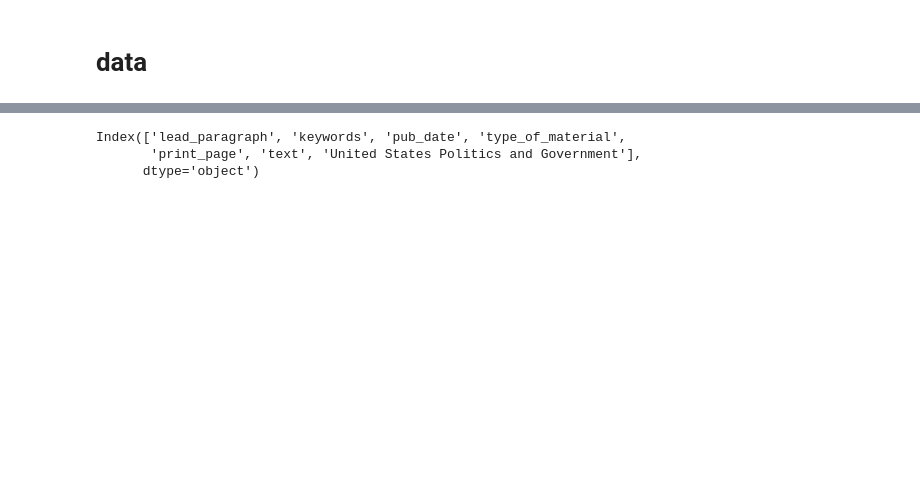
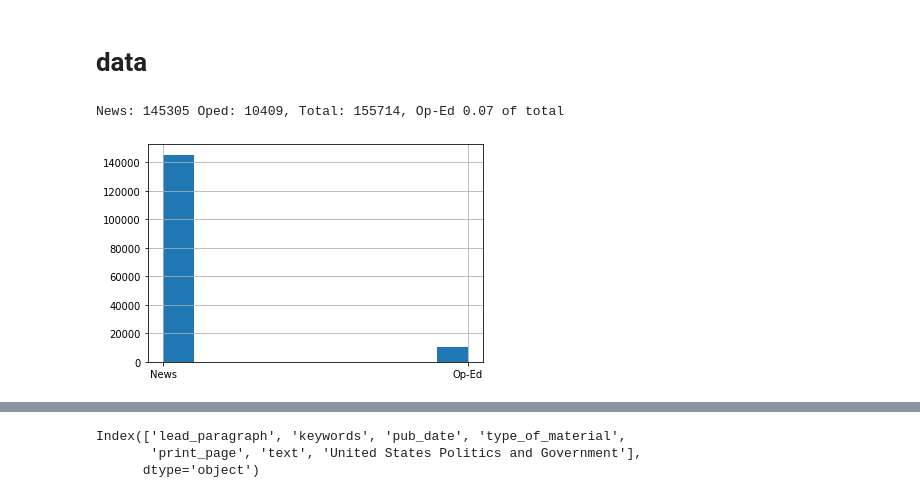
Before and after one commit to dj-betts/opinion_classifier, a Jupyter notebook: tokenizer.ipynb, the cells around one changed output, grey strips where cells are left out. Drawn from its saved outputs; the diff is of its cells as text; code cells hidden in the pictures; blank space fills up the shorter version.

```diff
--- a/tokenizer.ipynb
+++ b/tokenizer.ipynb
@@ -24,5 +24,3 @@ def vectorize_y_ser(ser):
     y = ser.copy()
     y.replace({'Op-Ed': 1,'News': 0}, inplace=True)
     return y
-# %%
-file = '/Users/djbetts/Desktop/opinion_classifier/data/archive/raw_2020.csv'
@@ -53,3 +108,16 @@ data = printed(file)
+# %%
+data2020 = printed(df2020)
+data2019 = printed(df2019)
+data2018 = printed(df2018)
+data2017 = printed(df2017)
+data2016 = printed(df2016)
+# %%
+data = pd.concat([data2020, data2019, data2018, data2017, data2016])
+# %%
+oped_v_news(data)
+# %% [output]
+News: 145305 Oped: 10409, Total: 155714, Op-Ed 0.07 of total
+[figure, added]
 # %%
 data.shape
 # %% [output]
```
Also changed, not shown: parts of 38 cells of this notebook, 5 other files.
